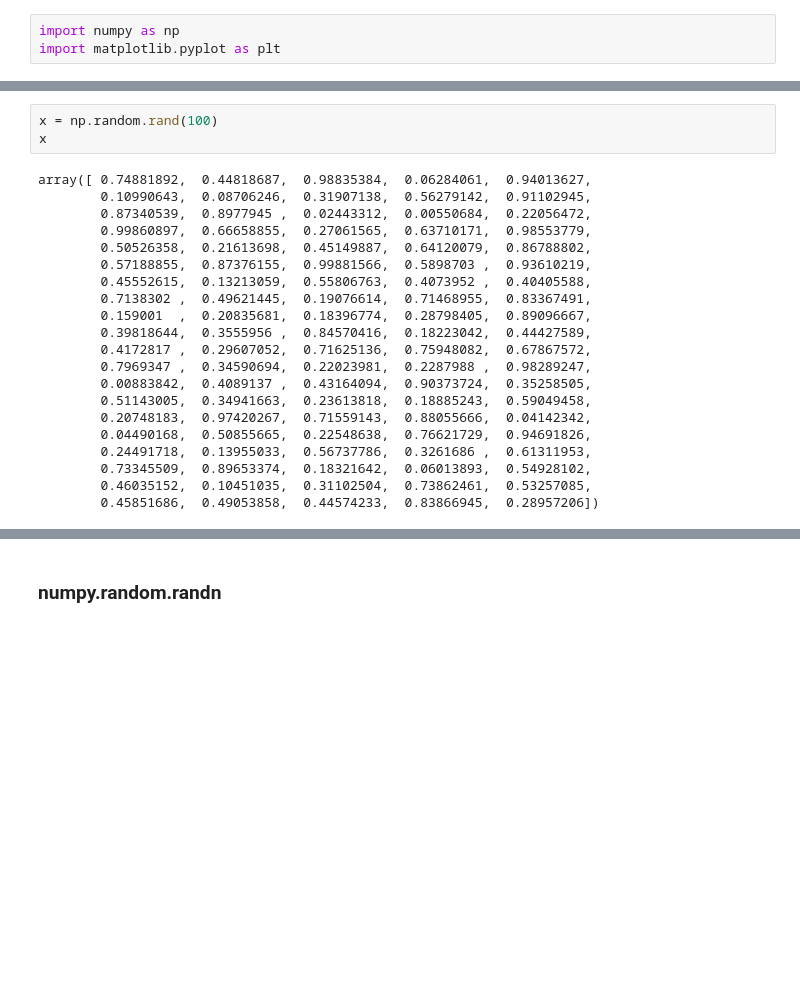
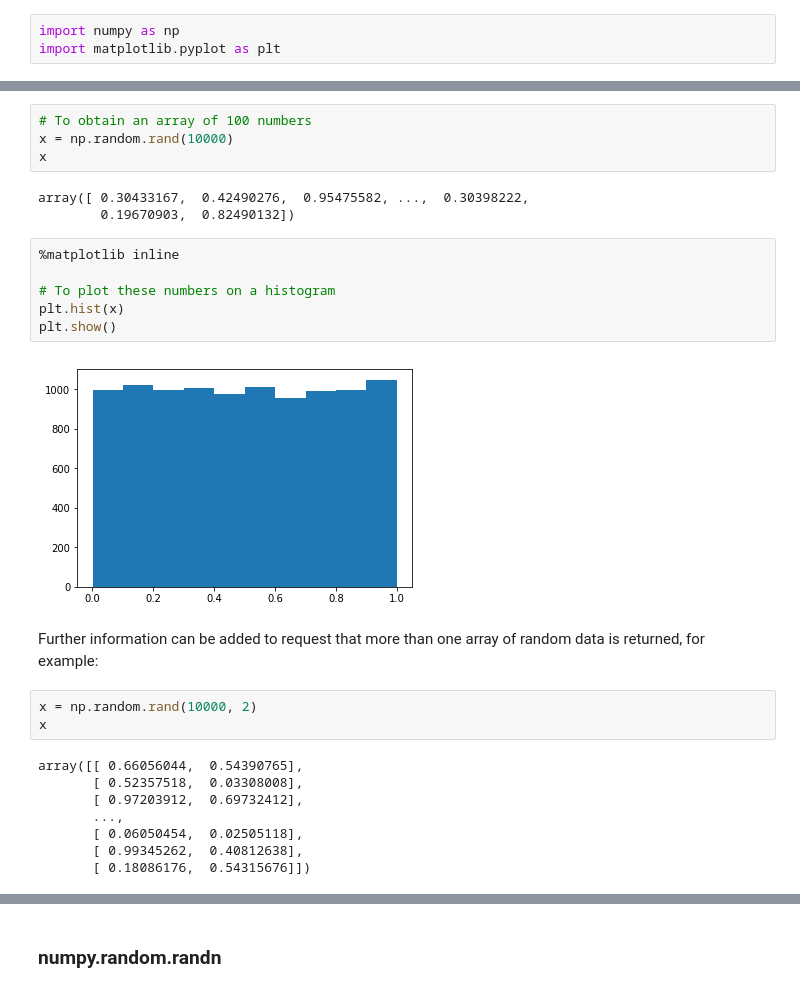
Before and after one commit to emmapatton/numpy-random, a Jupyter notebook: numpy-random.ipynb, the cells around one changed output, grey strips where cells are left out. Saved outputs shown, nothing was run; the diff lists cells and outputs as text; blank space fills up the shorter version.

```diff
--- a/numpy-random.ipynb
+++ b/numpy-random.ipynb
@@ -41,25 +45,29 @@ import matplotlib.pyplot as plt
+# %%
+# To obtain an array of 100 numbers
+x = np.random.rand(10000)
+x
+# %% [output]
+array([ 0.30433167,  0.42490276,  0.95475582, ...,  0.30398222,
+        0.19670903,  0.82490132])
+# %%
+%matplotlib inline
+
+# To plot these numbers on a histogram
+plt.hist(x)
+plt.show()
+# %% [output]
+[figure, added]
+# %% [markdown]
+Further information can be added to request that more than one array of random data is returned, for example:
 # %%
-x = np.random.rand(100)
+x = np.random.rand(10000, 2)
 x
 # %% [output]
-array([ 0.74881892,  0.44818687,  0.98835384,  0.06284061,  0.94013627,
-        0.10990643,  0.08706246,  0.31907138,  0.56279142,  0.91102945,
-        0.87340539,  0.8977945 ,  0.02443312,  0.00550684,  0.22056472,
-        0.99860897,  0.66658855,  0.27061565,  0.63710171,  0.98553779,
-        0.50526358,  0.21613698,  0.45149887,  0.64120079,  0.86788802,
-        0.57188855,  0.87376155,  0.99881566,  0.5898703 ,  0.93610219,
-        0.45552615,  0.13213059,  0.55806763,  0.4073952 ,  0.40405588,
-        0.7138302 ,  0.49621445,  0.19076614,  0.71468955,  0.83367491,
-        0.159001  ,  0.20835681,  0.18396774,  0.28798405,  0.89096667,
-        0.39818644,  0.3555956 ,  0.84570416,  0.18223042,  0.44427589,
-        0.4172817 ,  0.29607052,  0.71625136,  0.75948082,  0.67867572,
-        0.7969347 ,  0.34590694,  0.22023981,  0.2287988 ,  0.98289247,
-        0.00883842,  0.4089137 ,  0.43164094,  0.90373724,  0.35258505,
-        0.51143005,  0.34941663,  0.23613818,  0.18885243,  0.59049458,
-        0.20748183,  0.97420267,  0.71559143,  0.88055666,  0.04142342,
-        0.04490168,  0.50855665,  0.22548638,  0.76621729,  0.94691826,
-        0.24491718,  0.13955033,  0.56737786,  0.3261686 ,  0.61311953,
-        0.73345509,  0.89653374,  0.18321642,  0.06013893,  0.54928102,
-        0.46035152,  0.10451035,  0.31102504,  0.73862461,  0.53257085,
-        0.45851686,  0.49053858,  0.44574233,  0.83866945,  0.28957206])
+array([[ 0.66056044,  0.54390765],
+       [ 0.52357518,  0.03308008],
+       [ 0.97203912,  0.69732412],
+       ...,
+       [ 0.06050454,  0.02505118],
+       [ 0.99345262,  0.40812638],
+       [ 0.18086176,  0.54315676]])
 # %%
```
Also changed, not shown: parts of 10 cells of this notebook.
